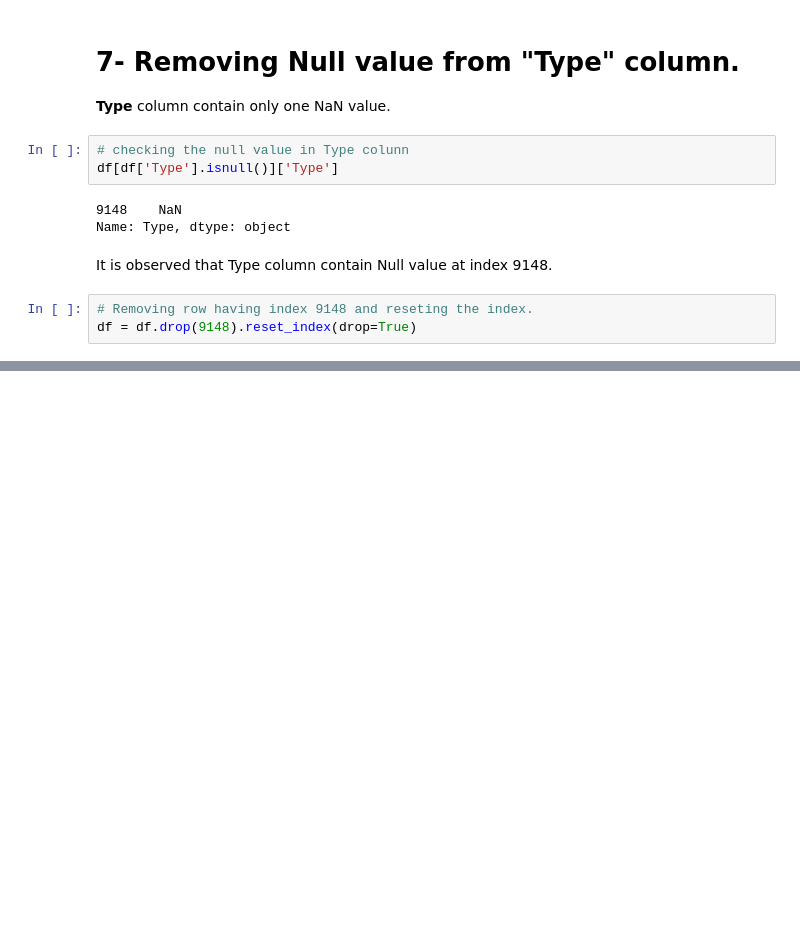
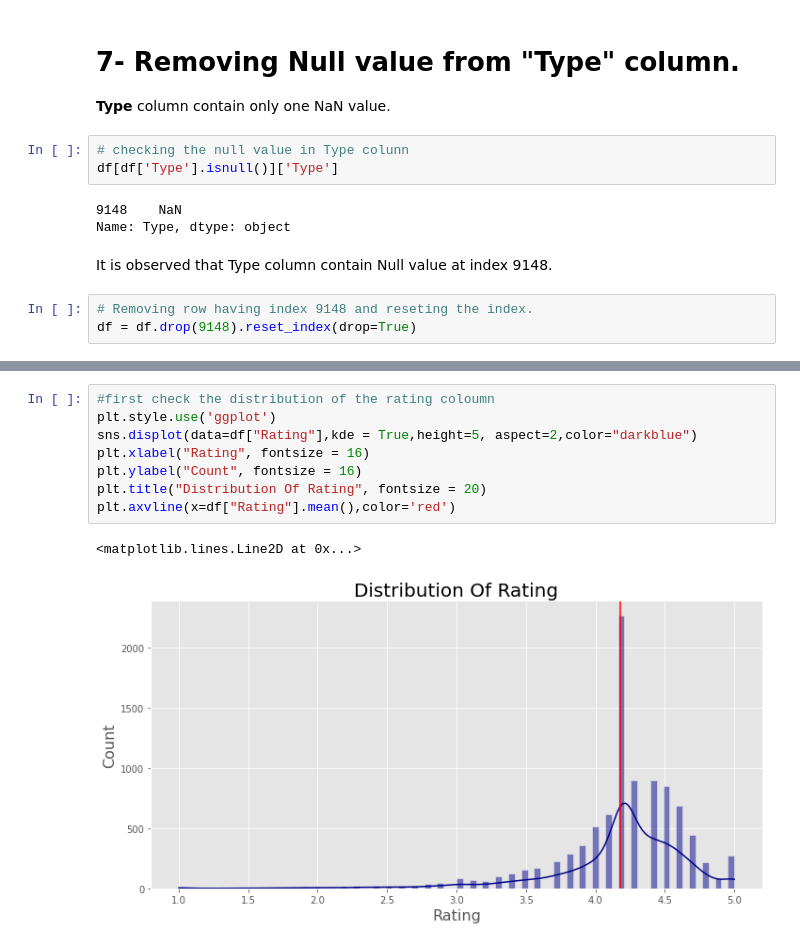
Before and after one commit to mukteshsingh95/Play-Store-App, a Jupyter notebook: Play_Store_App.ipynb, the cells around one changed output, grey strips where cells are left out. Cells and saved outputs as stored; diff of their text form; blank space fills up the shorter version.

```diff
--- a/Play_Store_App.ipynb
+++ b/Play_Store_App.ipynb
@@ -363,0 +612,11 @@ df = df.drop(9148).reset_index(drop=True)
+# %%
+#first check the distribution of the rating coloumn
+plt.style.use('ggplot')
+sns.displot(data=df["Rating"],kde = True,height=5, aspect=2,color="darkblue")
+plt.xlabel("Rating", fontsize = 16)
+plt.ylabel("Count", fontsize = 16)
+plt.title("Distribution Of Rating", fontsize = 20)
+plt.axvline(x=df["Rating"].mean(),color='red')
+# %% [output]
+<matplotlib.lines.Line2D at 0x...>
+[figure, added]
```
Also changed, not shown: parts of 43 cells of this notebook.
